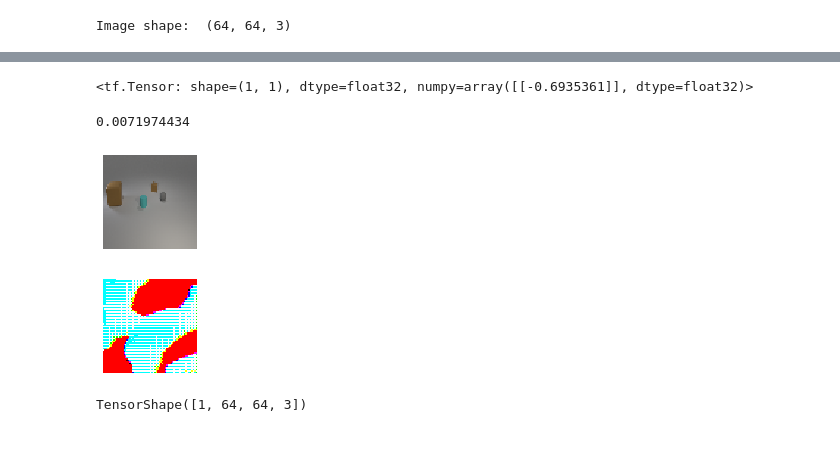
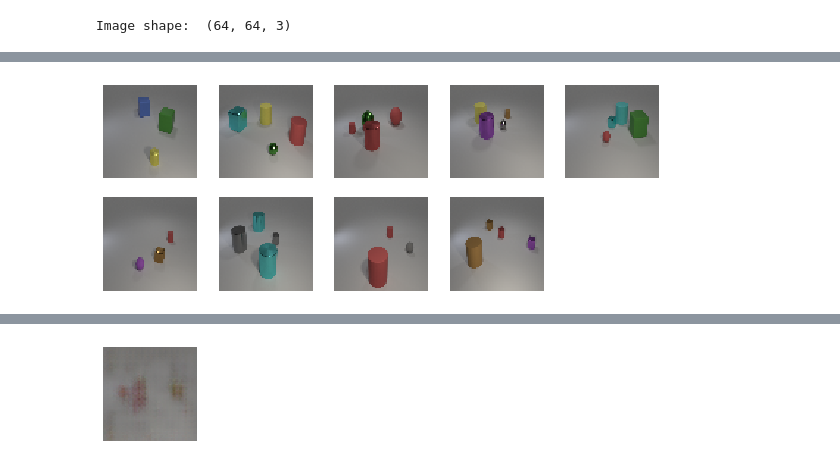
Before and after one commit to sebamenabar/HoloGAN, a Jupyter notebook: tf2_migration.ipynb, the cells around one changed output, grey strips where cells are left out. Saved outputs shown, nothing was run; the diff lists cells and outputs as text; code cells hidden in the pictures.

```diff
--- a/tf2_migration.ipynb
+++ b/tf2_migration.ipynb
@@ -14,6 +389,6 @@ AUTOTUNE = tf.data.experimental.AUTOTUNE
 # %%
-train_dir = os.path.join('one_image_dataset/')
-validation_dir = os.path.join('one_image_dataset/')
+train_dir = os.path.join('/home/samenabar/datasets/CLEVR_v1.0/images/train/')
+validation_dir = os.path.join('/home/samenabar/datasets/CLEVR_v1.0/images/val/')
 # %%
 num_tr = len(os.listdir(train_dir))
 num_val = len(os.listdir(validation_dir))
@@ -56,31 +405,8 @@ def show_batch(image_batch):
 # %%
-list_ds_train = tf.data.Dataset.list_files(str(train_dir + '*.png'))
+list_ds_train = tf.data.Dataset.list_files(os.path.join(train_dir, '*.png'))
 labeled_ds = list_ds_train.map(process_path, num_parallel_calls=AUTOTUNE)
 
 for image in labeled_ds.take(1):
     print("Image shape: ", image.numpy().shape)
 # %% [output]
 Image shape:  (64, 64, 3)
-# %%
-def prepare_for_training(ds, cache=True, shuffle_buffer_size=1000):
-    # This is a small dataset, only load it once, and keep it in memory.
-    # use `.cache(filename)` to cache preprocessing work for datasets that don't
-    # fit in memory.
-    if cache:
-        if isinstance(cache, str):
-            ds = ds.cache(cache)
-        else:
-            ds = ds.cache()
-
-    ds = ds.shuffle(buffer_size=shuffle_buffer_size)
-
-    # Repeat forever
-    ds = ds.repeat()
-
-    ds = ds.batch(BATCH_SIZE)
-
-    # `prefetch` lets the dataset fetch batches in the background while the model
-    # is training.
-    ds = ds.prefetch(buffer_size=AUTOTUNE)
-
-    return ds
@@ -425,0 +422,5 @@ from tqdm import tqdm_notebook as tqdm
+# %%
+selected_batch = tf.gather(image_batch, [3, 5, 6, 7, 9, 11, 12, 14, 23])
+show_batch(selected_batch)
+# %% [output]
+[figure, added]
@@ -458,23 +478,11 @@ for it in pbar:
     # break
 # %% [output]
 [interactive output not drawn]
-# %%
-d_logits
-# %% [output]
-<tf.Tensor: shape=(1, 1), dtype=float32, numpy=array([[-0.6935361]], dtype=float32)>
-# %%
-loss.numpy()
-# %% [output]
-0.0071974434
-# %%
-show_batch(image_batch)
-# %% [output]
-[figure, removed]
-# %%
-show_batch(generated)
-# %% [output]
-[figure, removed]
-# %%
-image_batch.shape
-# %% [output]
-TensorShape([1, 64, 64, 3])
+# %%
+_generated = generator(
+    tf.random.uniform((1, 30), minval=-1, maxval=1),
+    tf.random.uniform((1, 2, 90), minval=-1, maxval=1),
+)
+show_batch((_generated + 1) / 2)
+# %% [output]
+[figure, added]
```
Also changed, not shown: parts of 29 cells of this notebook.
